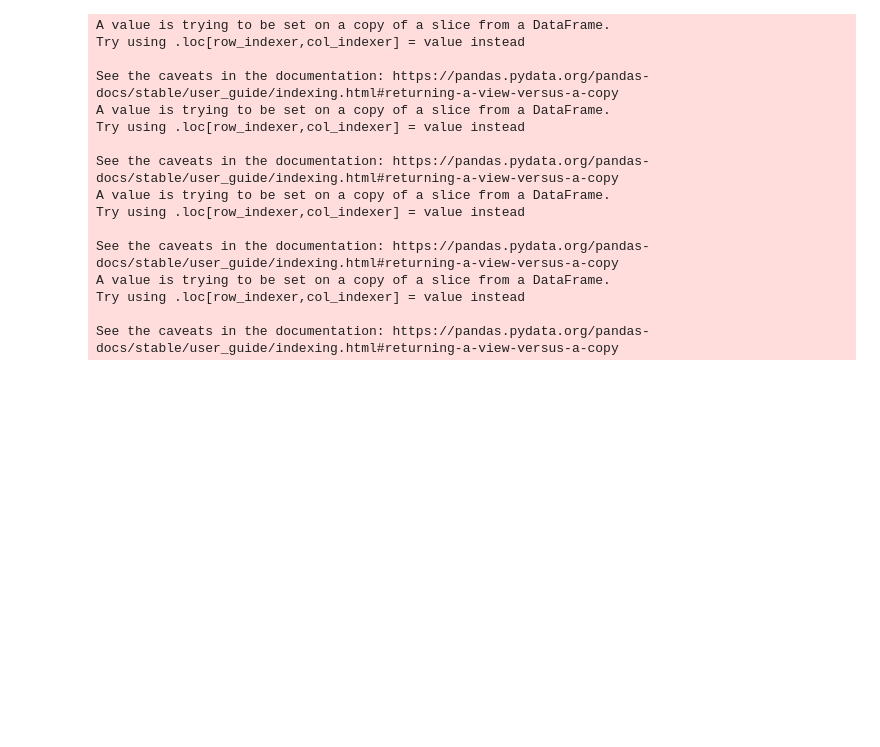
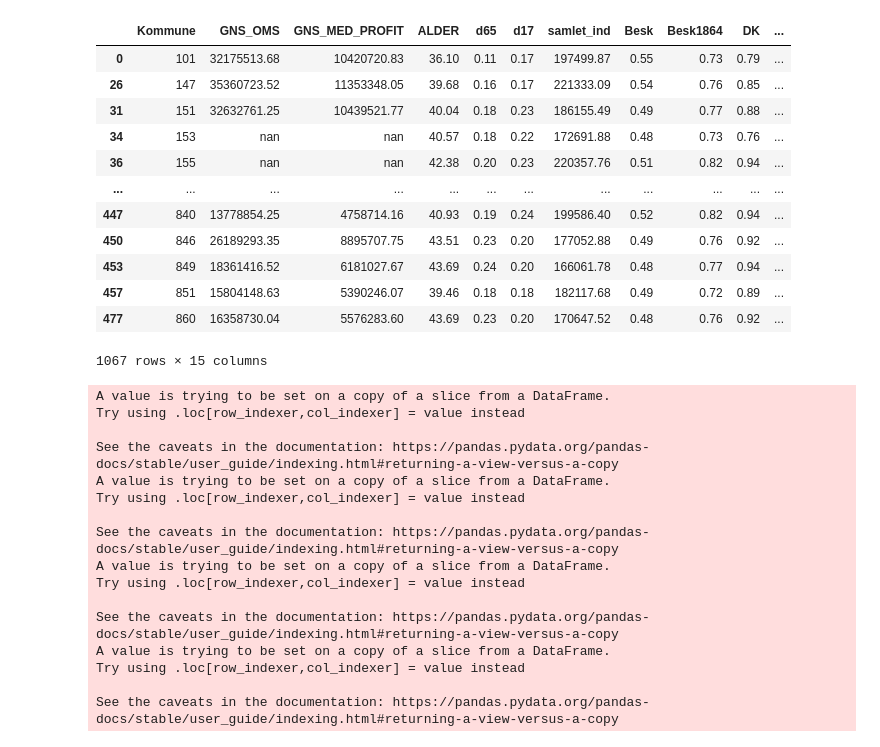
Before and after one commit to Oliverkobaek/thesis_2020, a Jupyter notebook: Bresnahan/Bresnahan - data.ipynb, the cells around one changed output. Drawn from its saved outputs; the diff is of its cells as text; code cells hidden in the pictures; blank space fills up the shorter version.

```diff
--- a/Bresnahan/Bresnahan - data.ipynb
+++ b/Bresnahan/Bresnahan - data.ipynb
@@ -15,27 +13,26 @@ df_befolkning =  pd.read_excel("C:/Users/Oliver/Desktop/11. Semester/DATA/Bresna
 # %%
-
 df_2008 =  pd.read_csv("https://raw.githubusercontent.com/Oliverkobaek/thesis_2020/master/%C3%85rsdata/APOTEK_ny_u_UDS_M_OMS_M_IND_2008.csv")
-df_2008_ny = pd.read_csv("https://raw.githubusercontent.com/Oliverkobaek/thesis_2020/master/APOTEK_ny2_u_UDS_M_OMS_M_IND_2008.csv")
+df_2008_ny = pd.read_csv("https://raw.githubusercontent.com/Oliverkobaek/thesis_2020/master/%C3%85rsdata/Ny/APOTEK_ny2_u_UDS_M_OMS_M_IND_inf_2008.csv")
 df_2009 =  pd.read_csv("https://raw.githubusercontent.com/Oliverkobaek/thesis_2020/master/%C3%85rsdata/APOTEK_ny_u_UDS_M_OMS_M_IND_2009.csv")
-df_2009_ny = pd.read_csv("https://raw.githubusercontent.com/Oliverkobaek/thesis_2020/master/APOTEK_ny2_u_UDS_M_OMS_M_IND_2008.csv")
+df_2009_ny = pd.read_csv("https://raw.githubusercontent.com/Oliverkobaek/thesis_2020/master/%C3%85rsdata/Ny/APOTEK_ny2_u_UDS_M_OMS_M_IND_inf_2009.csv")
 df_2010 =  pd.read_csv("https://raw.githubusercontent.com/Oliverkobaek/thesis_2020/master/%C3%85rsdata/APOTEK_ny_u_UDS_M_OMS_M_IND_2010.csv")
-df_2010_ny = pd.read_csv("https://raw.githubusercontent.com/Oliverkobaek/thesis_2020/master/APOTEK_ny2_u_UDS_M_OMS_M_IND_2008.csv")
+df_2010_ny = pd.read_csv("https://raw.githubusercontent.com/Oliverkobaek/thesis_2020/master/%C3%85rsdata/Ny/APOTEK_ny2_u_UDS_M_OMS_M_IND_inf_2010.csv")
 df_2011 =  pd.read_csv("https://raw.githubusercontent.com/Oliverkobaek/thesis_2020/master/%C3%85rsdata/APOTEK_ny_u_UDS_M_OMS_M_IND_2011.csv")
-df_2011_ny = pd.read_csv("https://raw.githubusercontent.com/Oliverkobaek/thesis_2020/master/APOTEK_ny2_u_UDS_M_OMS_M_IND_2008.csv")
+df_2011_ny = pd.read_csv("https://raw.githubusercontent.com/Oliverkobaek/thesis_2020/master/%C3%85rsdata/Ny/APOTEK_ny2_u_UDS_M_OMS_M_IND_inf_2011.csv")
 df_2012 =  pd.read_csv("https://raw.githubusercontent.com/Oliverkobaek/thesis_2020/master/%C3%85rsdata/APOTEK_ny_u_UDS_M_OMS_M_IND_2012.csv")
-df_2012_ny = pd.read_csv("https://raw.githubusercontent.com/Oliverkobaek/thesis_2020/master/APOTEK_ny2_u_UDS_M_OMS_M_IND_2008.csv")
+df_2012_ny = pd.read_csv("https://raw.githubusercontent.com/Oliverkobaek/thesis_2020/master/%C3%85rsdata/Ny/APOTEK_ny2_u_UDS_M_OMS_M_IND_inf_2012.csv")
 df_2013 =  pd.read_csv("https://raw.githubusercontent.com/Oliverkobaek/thesis_2020/master/%C3%85rsdata/APOTEK_ny_u_UDS_M_OMS_M_IND_2013.csv")
-df_2013_ny = pd.read_csv("https://raw.githubusercontent.com/Oliverkobaek/thesis_2020/master/APOTEK_ny2_u_UDS_M_OMS_M_IND_2008.csv")
+df_2013_ny = pd.read_csv("https://raw.githubusercontent.com/Oliverkobaek/thesis_2020/master/%C3%85rsdata/Ny/APOTEK_ny2_u_UDS_M_OMS_M_IND_inf_2013.csv")
 df_2014 =  pd.read_csv("https://raw.githubusercontent.com/Oliverkobaek/thesis_2020/master/%C3%85rsdata/APOTEK_ny_u_UDS_M_OMS_M_IND_2014.csv")
-df_2014_ny = pd.read_csv("https://raw.githubusercontent.com/Oliverkobaek/thesis_2020/master/APOTEK_ny2_u_UDS_M_OMS_M_IND_2008.csv")
+df_2014_ny = pd.read_csv("https://raw.githubusercontent.com/Oliverkobaek/thesis_2020/master/%C3%85rsdata/Ny/APOTEK_ny2_u_UDS_M_OMS_M_IND_inf_2014.csv")
 df_2015 =  pd.read_csv("https://raw.githubusercontent.com/Oliverkobaek/thesis_2020/master/%C3%85rsdata/APOTEK_ny_u_UDS_M_OMS_M_IND_2015.csv")
-df_2015_ny = pd.read_csv("https://raw.githubusercontent.com/Oliverkobaek/thesis_2020/master/APOTEK_ny2_u_UDS_M_OMS_M_IND_2008.csv")
+df_2015_ny = pd.read_csv("https://raw.githubusercontent.com/Oliverkobaek/thesis_2020/master/%C3%85rsdata/Ny/APOTEK_ny2_u_UDS_M_OMS_M_IND_inf_2015.csv")
 df_2016 =  pd.read_csv("https://raw.githubusercontent.com/Oliverkobaek/thesis_2020/master/%C3%85rsdata/APOTEK_ny_u_UDS_M_OMS_M_IND_2016.csv")
-df_2016_ny = pd.read_csv("https://raw.githubusercontent.com/Oliverkobaek/thesis_2020/master/APOTEK_ny2_u_UDS_M_OMS_M_IND_2008.csv")
+df_2016_ny = pd.read_csv("https://raw.githubusercontent.com/Oliverkobaek/thesis_2020/master/%C3%85rsdata/Ny/APOTEK_ny2_u_UDS_M_OMS_M_IND_inf_2016.csv")
 df_2017 =  pd.read_csv("https://raw.githubusercontent.com/Oliverkobaek/thesis_2020/master/%C3%85rsdata/APOTEK_ny_u_UDS_M_OMS_M_IND_2017.csv")
-df_2017_ny = pd.read_csv("https://raw.githubusercontent.com/Oliverkobaek/thesis_2020/master/APOTEK_ny2_u_UDS_M_OMS_M_IND_2008.csv")
+df_2017_ny = pd.read_csv("https://raw.githubusercontent.com/Oliverkobaek/thesis_2020/master/%C3%85rsdata/Ny/APOTEK_ny2_u_UDS_M_OMS_M_IND_inf_2017.csv")
 df_2018 =  pd.read_csv("https://raw.githubusercontent.com/Oliverkobaek/thesis_2020/master/%C3%85rsdata/APOTEK_ny_u_UDS_M_OMS_M_IND_2018.csv")
-df_2018_ny = pd.read_csv("https://raw.githubusercontent.com/Oliverkobaek/thesis_2020/master/APOTEK_ny2_u_UDS_M_OMS_M_IND_2008.csv")
+df_2018_ny = pd.read_csv("https://raw.githubusercontent.com/Oliverkobaek/thesis_2020/master/%C3%85rsdata/Ny/APOTEK_ny2_u_UDS_M_OMS_M_IND_inf_2018.csv")
 
 #df_komkode =  pd.read_excel("C:/Users/Oliver/Desktop/11. Semester/DATA/Bresnahan/kommunekode.xlsx")
 #df_befolkning_kode = df_befolkning.merge(df_komkode, left_on='Kommune', right_on='Kommune')
@@ -54,13 +51,13 @@ df_2013_ny['antal_apo']=df_2013_ny.groupby(by='Kommune')['ApotekNr'].transform('
 df_2013_ny['År'] = 2013
 df_2014_ny['antal_apo']=df_2014_ny.groupby(by='Kommune')['ApotekNr'].transform('count')
 df_2014_ny['År'] = 2014
-df_2015_ny['antal_apo']=df_2014_ny.groupby(by='Kommune')['ApotekNr'].transform('count')
+df_2015_ny['antal_apo']=df_2015_ny.groupby(by='Kommune')['ApotekNr'].transform('count')
 df_2015_ny['År'] = 2015
-df_2016_ny['antal_apo']=df_2014_ny.groupby(by='Kommune')['ApotekNr'].transform('count')
+df_2016_ny['antal_apo']=df_2016_ny.groupby(by='Kommune')['ApotekNr'].transform('count')
 df_2016_ny['År'] = 2016
-df_2017_ny['antal_apo']=df_2014_ny.groupby(by='Kommune')['ApotekNr'].transform('count')
+df_2017_ny['antal_apo']=df_2017_ny.groupby(by='Kommune')['ApotekNr'].transform('count')
 df_2017_ny['År'] = 2017
-df_2018_ny['antal_apo']=df_2014_ny.groupby(by='Kommune')['ApotekNr'].transform('count')
+df_2018_ny['antal_apo']=df_2018_ny.groupby(by='Kommune')['ApotekNr'].transform('count')
 df_2018_ny['År'] = 2018
 # %%
 df_2008_reduced = df_2008_ny.drop_duplicates(subset=['Kommune'])
@@ -109,3 +90,19 @@ df_2008_reduced
+# %%
+df_bres_samlet_ny
+# %% [output]
+|  | Kommune | GNS_OMS | GNS_MED_PROFIT | ALDER | d65 | d17 | samlet_ind | Besk | Besk1864 | DK | ... |
+| 0 | 101 | 32175513.68 | 10420720.83 | 36.10 | 0.11 | 0.17 | 197499.87 | 0.55 | 0.73 | 0.79 | ... |
+| 26 | 147 | 35360723.52 | 11353348.05 | 39.68 | 0.16 | 0.17 | 221333.09 | 0.54 | 0.76 | 0.85 | ... |
+| 31 | 151 | 32632761.25 | 10439521.77 | 40.04 | 0.18 | 0.23 | 186155.49 | 0.49 | 0.77 | 0.88 | ... |
+| 34 | 153 | nan | nan | 40.57 | 0.18 | 0.22 | 172691.88 | 0.48 | 0.73 | 0.76 | ... |
+| 36 | 155 | nan | nan | 42.38 | 0.20 | 0.23 | 220357.76 | 0.51 | 0.82 | 0.94 | ... |
+| ... | ... | ... | ... | ... | ... | ... | ... | ... | ... | ... | ... |
+| 447 | 840 | 13778854.25 | 4758714.16 | 40.93 | 0.19 | 0.24 | 199586.40 | 0.52 | 0.82 | 0.94 | ... |
+| 450 | 846 | 26189293.35 | 8895707.75 | 43.51 | 0.23 | 0.20 | 177052.88 | 0.49 | 0.76 | 0.92 | ... |
+| 453 | 849 | 18361416.52 | 6181027.67 | 43.69 | 0.24 | 0.20 | 166061.78 | 0.48 | 0.77 | 0.94 | ... |
+| 457 | 851 | 15804148.63 | 5390246.07 | 39.46 | 0.18 | 0.18 | 182117.68 | 0.49 | 0.72 | 0.89 | ... |
+| 477 | 860 | 16358730.04 | 5576283.60 | 43.69 | 0.23 | 0.20 | 170647.52 | 0.48 | 0.76 | 0.92 | ... |
+1067 rows × 15 columns
 # %%
 #df_befolkning_kode = df_befolkning.merge(df_komkode, left_on='Kommune', right_on='Kommune')
 # %%
```
Also changed, not shown: parts of 4 cells of this notebook, 1 other file.
